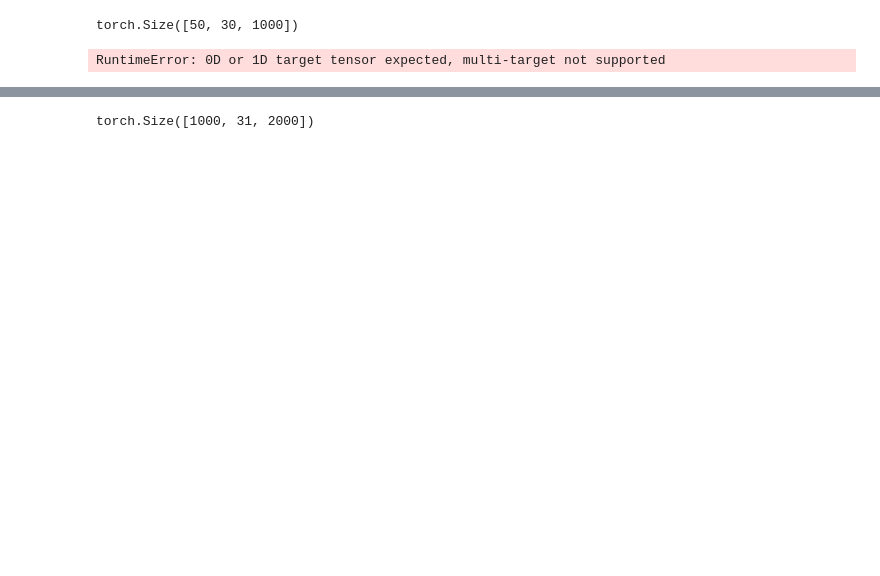
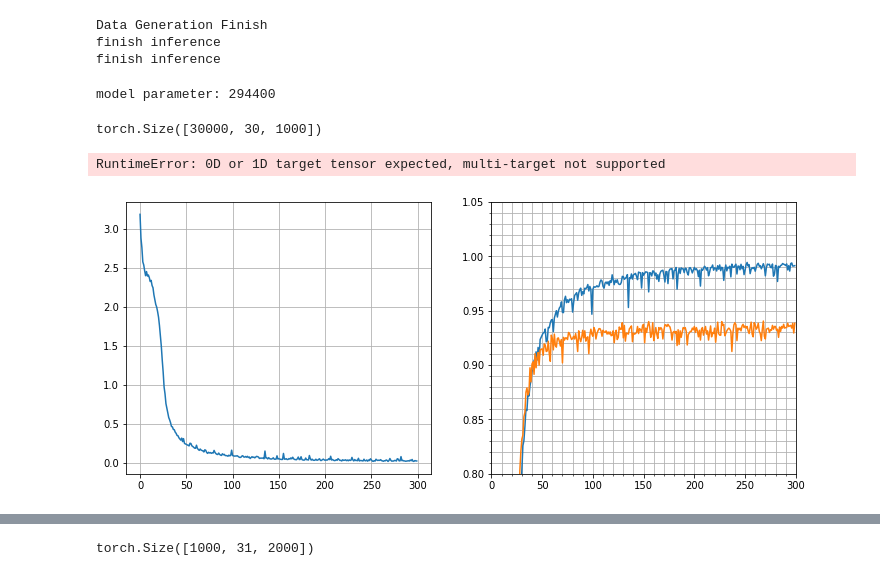
Before and after one commit to HuangHaoyu1997/Reservoir-Computing, a Jupyter notebook: learn_dgl.ipynb, the cells around one changed output, grey strips where cells are left out. Saved outputs shown, nothing was run; the diff lists cells and outputs as text; code cells hidden in the pictures; blank space fills up the shorter version.

```diff
--- a/learn_dgl.ipynb
+++ b/learn_dgl.ipynb
@@ -150,8 +11,71 @@ KeyboardInterrupt:
+# %%
+from train_gpu import inference_new, train_transformer_readout
+run_time = time.strftime("%Y.%m.%d-%H-%M-%S", time.localtime())
+# param_search(run_time)
+from config import Config
+from data import part_DATA
+from RC import torchRC, EGAT, EGCN
+import dgl
+from RC import MLP, Transformer
+
+config = Config()
+config.device = 'cuda:0'
+config.data = 'mnist'
+config.train_num = 30000
+config.test_num = 5000
+config.N_in = 28*28
+config.N_out = 10
+config.batch_size = 25
+train_loader, test_loader = part_DATA(config)
+
+model = torchRC(config).to(config.device)
+train_rs, train_label = inference_new(model, config, train_loader,)
+test_rs, test_label = inference_new(model, config, test_loader,)
+# %% [output]
+Data Generation Finish
+finish inference
+finish inference
+# %%
+config.d_model = 128
+config.encoder_layer = 2 # 增加encoder层数能略微增加性能
+config.n_heads = 8 # d_model不变，增加n_head能略微增加性能，貌似比encoder_layer管用
+config.d_ff = 64
+
+config.lr = 1e-3
+config.epoch = 500
+
+model = Transformer(config).to(config.device)
+print('model parameter:', sum(p.numel() for p in model.parameters() if p.requires_grad))
+# %% [output]
+model parameter: 294400
+# %%
+train_rs[:,1:,0:config.N_hid].shape
+# %% [output]
+torch.Size([30000, 30, 1000])
 # %%
-train_transformer_readout(model,configuration, train_rs[:,1:,0:config.N_hid], train_label, test_rs[:,1:,0:config.N_hid], test_label)
+train_l, test_l, train_a, test_a = train_transformer_readout(model,
+                                                             config,
+                                                             train_rs[:,1:,0:config.N_hid],
+                                                             train_label,
+                                                             test_rs[:,1:,0:config.N_hid],
+                                                             test_label)
 # %% [output]
-torch.Size([50, 30, 1000])
+RuntimeError: 0D or 1D target tensor expected, multi-target not supported
-RuntimeError: 0D or 1D target tensor expected, multi-target not supported
+# %%
+import matplotlib.pyplot as plt
+plt.figure(figsize=(12,5))
+plt.subplot(121)
+plt.plot([l.cpu() for l in losses][0:300])
+plt.grid()
+
+plt.subplot(122)
+plt.plot([a.cpu() for a in train_acc][0:300])
+plt.plot([a.cpu() for a in test_acc][0:300])
+plt.axis([0,300,0.8,1.05])
+plt.grid(which='both')
+plt.minorticks_on()
+# %% [output]
+[figure, added]
 # %%
 for i in avgpool.named_parameters():
     print(i[1].shape)
```
Also changed, not shown: parts of 6 cells of this notebook, 3 other files.
